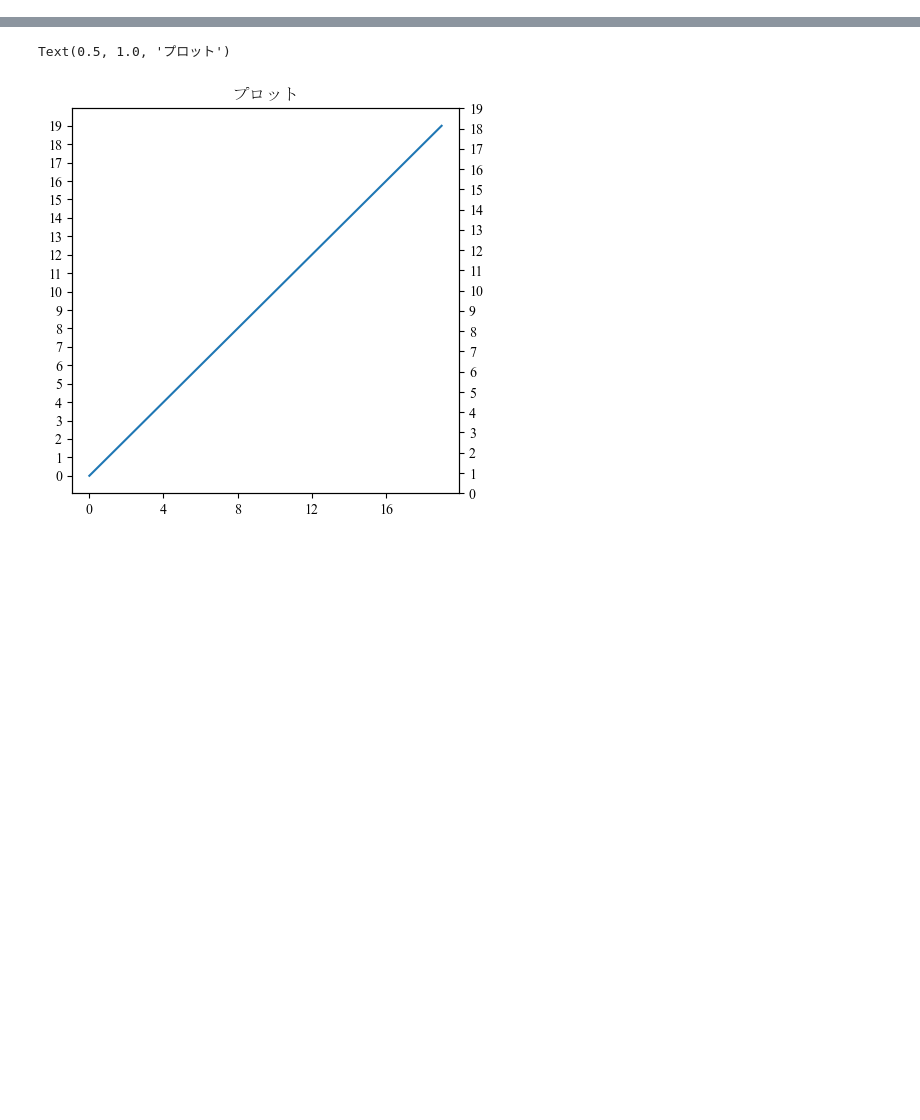
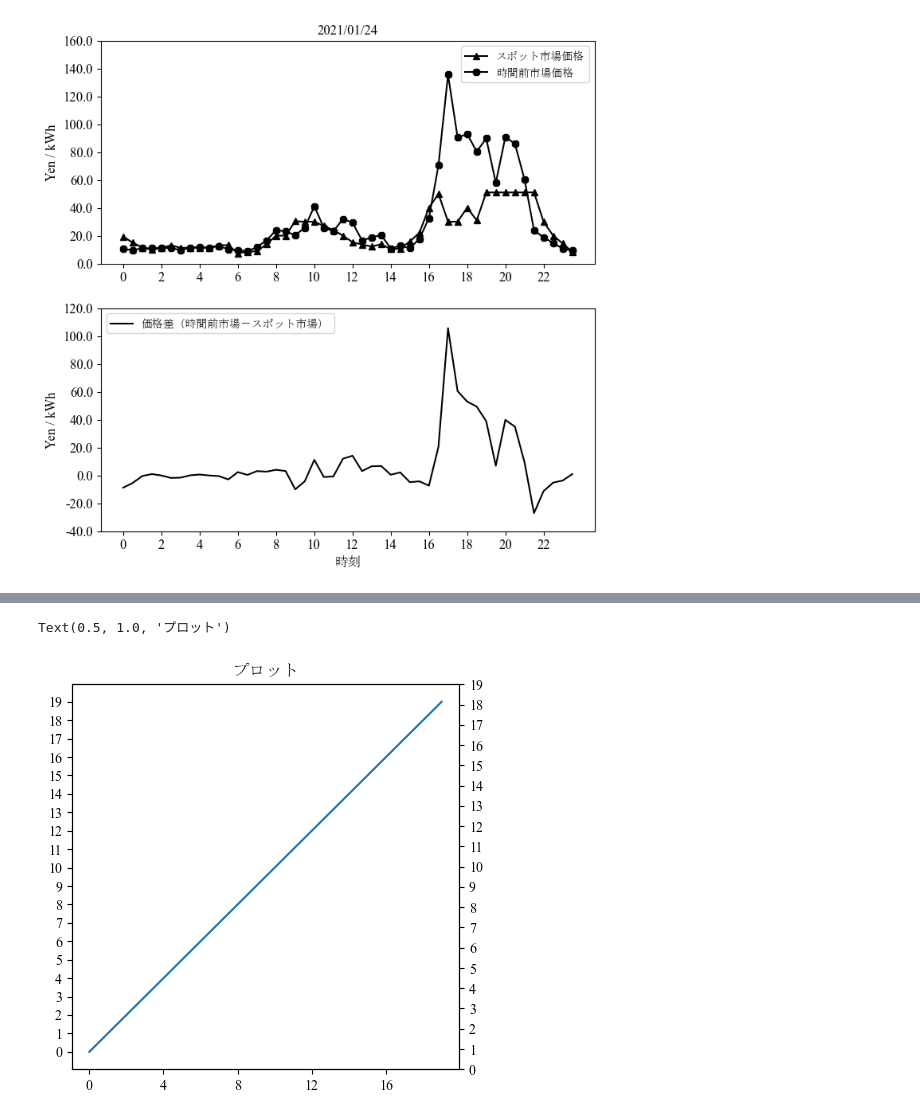
Before and after one commit to kurisk17/programwindows, a Jupyter notebook: 描画Windows/価格差確認.ipynb, the cells around one changed output, grey strips where cells are left out. Drawn from its saved outputs; the diff is of its cells as text; code cells hidden in the pictures; blank space fills up the shorter version.

```diff
--- a/描画Windows/価格差確認.ipynb
+++ b/描画Windows/価格差確認.ipynb
@@ -20,0 +55,15 @@ y_ = list(range(20))
+# %%
+files = glob.glob('../../../卒論関連書類/データ/king_history/king_history1/*')
+version = len(files)-1
+df_king =pd.read_csv(f'../../../卒論関連書類/データ/king_history/king_history1/king{version}.csv',converters={'DateTime':pd.to_datetime})
+
+cols = ['DateTime', 'intra_price(円/kWh)', 'spot_price(円/kWh)',
+       'gap_price[intra-spot](円/kWh)']
+
+df_select = df_king[cols].dropna()
+df_up = df_select[df_select['DateTime'].dt.date ==dt.date(2021,1,24)]
+df_down = df_select[df_select['DateTime'].dt.date ==dt.date(2021,1,22)]
+# %%
+Plot_kakakusaday(df_up,'up_gap','2021/01/24')
+# %% [output]
+[figure, added]
```
Also changed, not shown: parts of 7 cells of this notebook, 2 other files.
